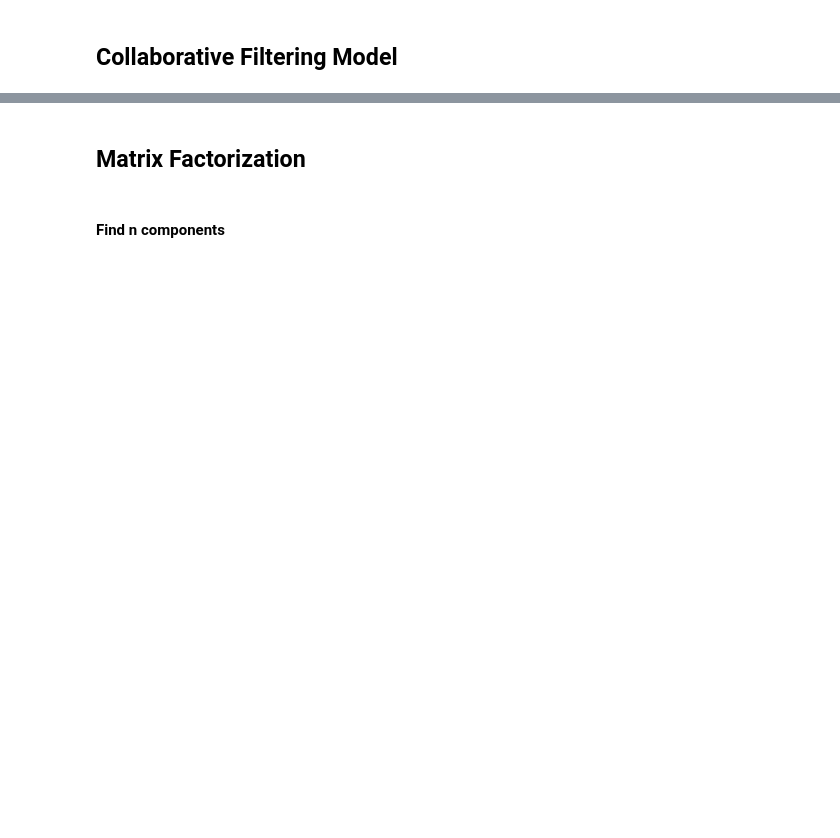
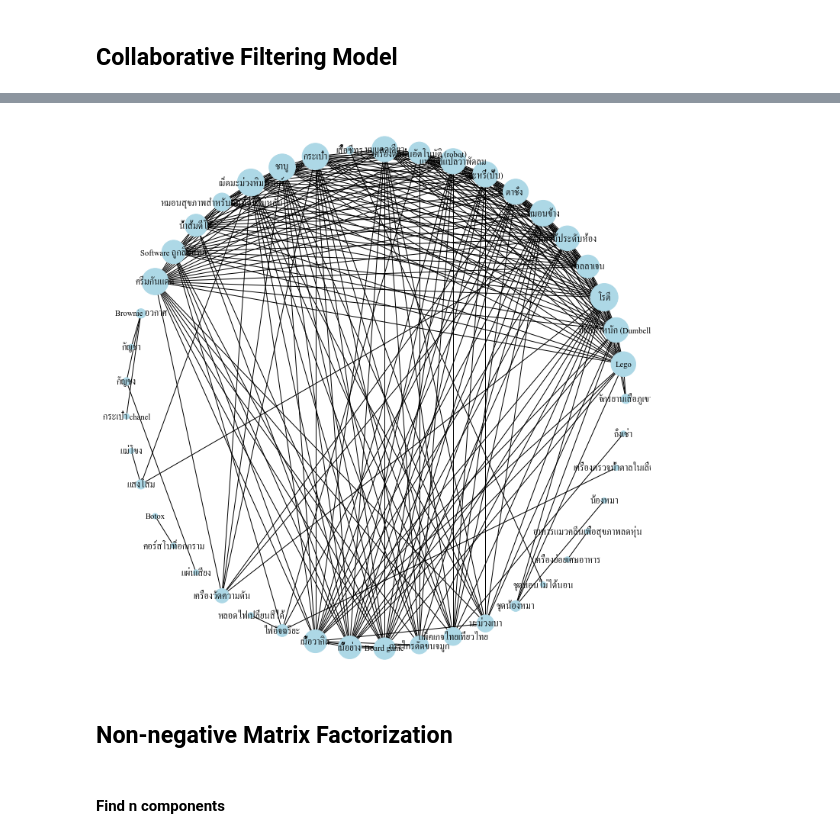
Before and after one commit to scriptkiid/BADS7105-CRM-analytics-and-intelligencece, a Jupyter notebook: Homework 07 – Product Recommendation/notebook.ipynb, the cells around one changed output, grey strips where cells are left out. Cells and saved outputs as stored; diff of their text form; code cells hidden in the pictures; blank space fills up the shorter version.

```diff
--- a/Homework 07 – Product Recommendation/notebook.ipynb
+++ b/Homework 07 – Product Recommendation/notebook.ipynb
@@ -272,2 +278,8 @@ plt.show()
 # %% [markdown]
 ## Collaborative Filtering Model
+# %%
+cosine_df = pd.DataFrame(index=df.columns,columns=df.columns)
+for i in range(0,len(cosine_df.columns)) :
+    for j in range(0,len(cosine_df.columns)) :
+      cosine_df.iloc[i, j] = 1 - cosine(df.iloc[: , i], df.iloc[: , j])
+cosine_df.head(5)
@@ -273,0 +294,8 @@ plt.show()
+# %%
+item_item_cosine_df = (
+    cosine_df
+    .stack()
+    .reset_index()
+    .rename(columns={'level_0': 'item_1', 'level_1': 'item_2', 0: 'cosine'})
+)
+item_item_cosine_df
@@ -273,0 +318,3 @@ plt.show()
+# %%
+item_item_cosine_df = item_item_cosine_df.loc[(item_item_cosine_df['cosine'] > 0.6) & (item_item_cosine_df['item_1'] != item_item_cosine_df['item_2'])]
+item_item_cosine_df.sort_values('cosine', ascending=False)
@@ -274,5 +335,20 @@ plt.show()
+# %%
+G = nx.from_pandas_edgelist(item_item_cosine_df, source='item_1', target='item_2', edge_attr='cosine')
+d = dict(G.degree)
+nx.draw_circular(
+    G,
+    node_size=[d[k] * 50 for k in dict(G.degree)],
+    with_labels=True,
+    font_family='Angsana New',
+    font_size='16',
+    node_color='lightblue'
+)
+plt.rcParams["figure.figsize"] = (10, 10)
+plt.show()
+# %% [output]
+[figure, added]
 # %% [markdown]
-## Matrix Factorization
+## Non-negative Matrix Factorization
 # %% [markdown]
 #### Find n components
 # %%
```
Also changed, not shown: parts of 11 cells of this notebook.
